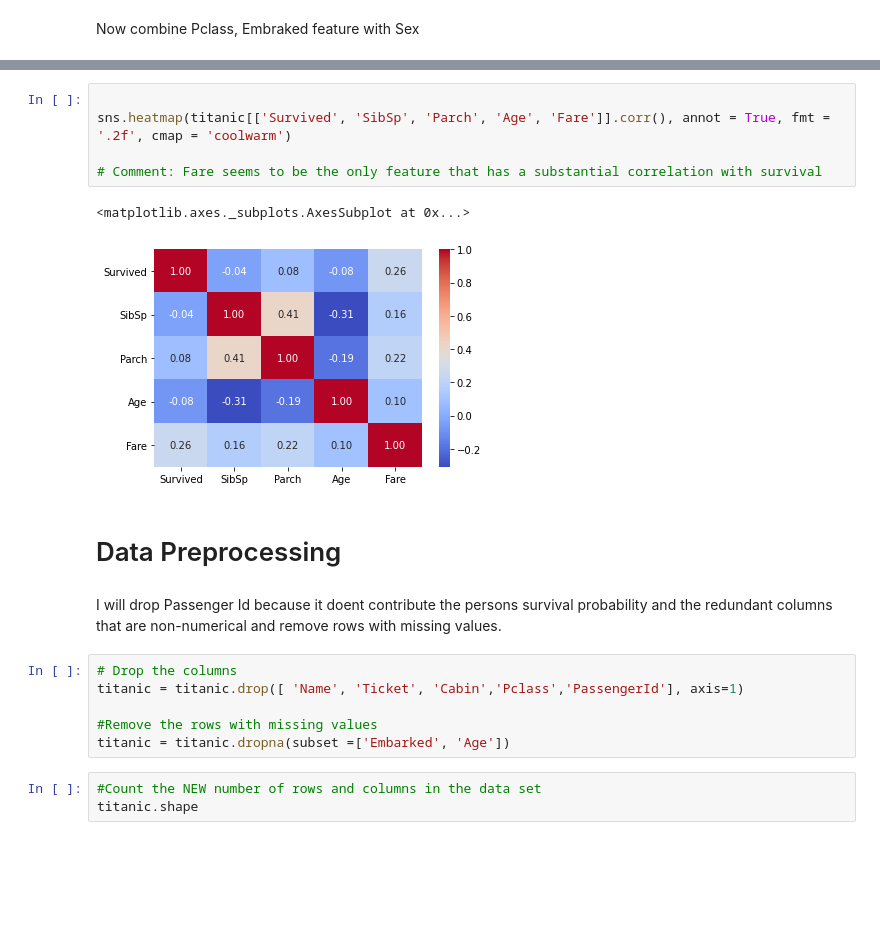
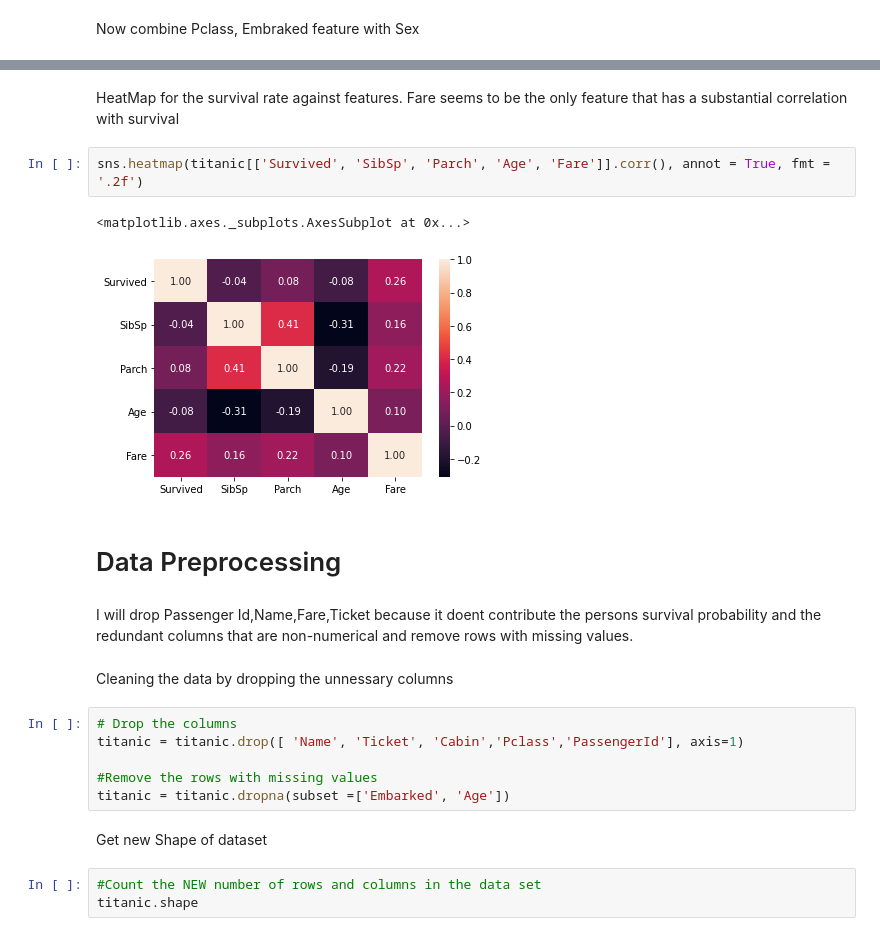
Before and after one commit to jayaemekar/Appiled-Machine-Learning, a Jupyter notebook: EXAM_TITANIC_NextSteps.ipynb, the cells around one changed output, grey strips where cells are left out. Saved outputs shown, nothing was run; the diff lists cells and outputs as text; blank space fills up the shorter version.

```diff
--- a/EXAM_TITANIC_NextSteps.ipynb
+++ b/EXAM_TITANIC_NextSteps.ipynb
@@ -332,21 +332,25 @@ grid.add_legend()
+# %% [markdown]
+HeatMap for the survival rate against features.
+Fare seems to be the only feature that has a substantial correlation with survival
 # %%
-
-sns.heatmap(titanic[['Survived', 'SibSp', 'Parch', 'Age', 'Fare']].corr(), annot = True, fmt = '.2f', cmap = 'coolwarm')
-
-# Comment: Fare seems to be the only feature that has a substantial correlation with survival
+sns.heatmap(titanic[['Survived', 'SibSp', 'Parch', 'Age', 'Fare']].corr(), annot = True, fmt = '.2f')
 # %% [output]
 <matplotlib.axes._subplots.AxesSubplot at 0x...>
-[figure, old version]
+[figure, new version]
 # %% [markdown]
 # Data Preprocessing
 # %% [markdown]
-I will drop Passenger Id because it doent contribute the persons survival probability and the redundant columns that are non-numerical and remove rows with missing values.
+I will drop Passenger Id,Name,Fare,Ticket because it doent contribute the persons survival probability and the redundant columns that are non-numerical and remove rows with missing values.
+# %% [markdown]
+Cleaning the data by dropping the unnessary columns
 # %%
 # Drop the columns
 titanic = titanic.drop([ 'Name', 'Ticket', 'Cabin','Pclass','PassengerId'], axis=1)
 
 #Remove the rows with missing values
 titanic = titanic.dropna(subset =['Embarked', 'Age'])
+# %% [markdown]
+Get new Shape of dataset
 # %%
 #Count the NEW number of rows and columns in the data set
 titanic.shape
```
Also changed, not shown: parts of 20 cells of this notebook.
